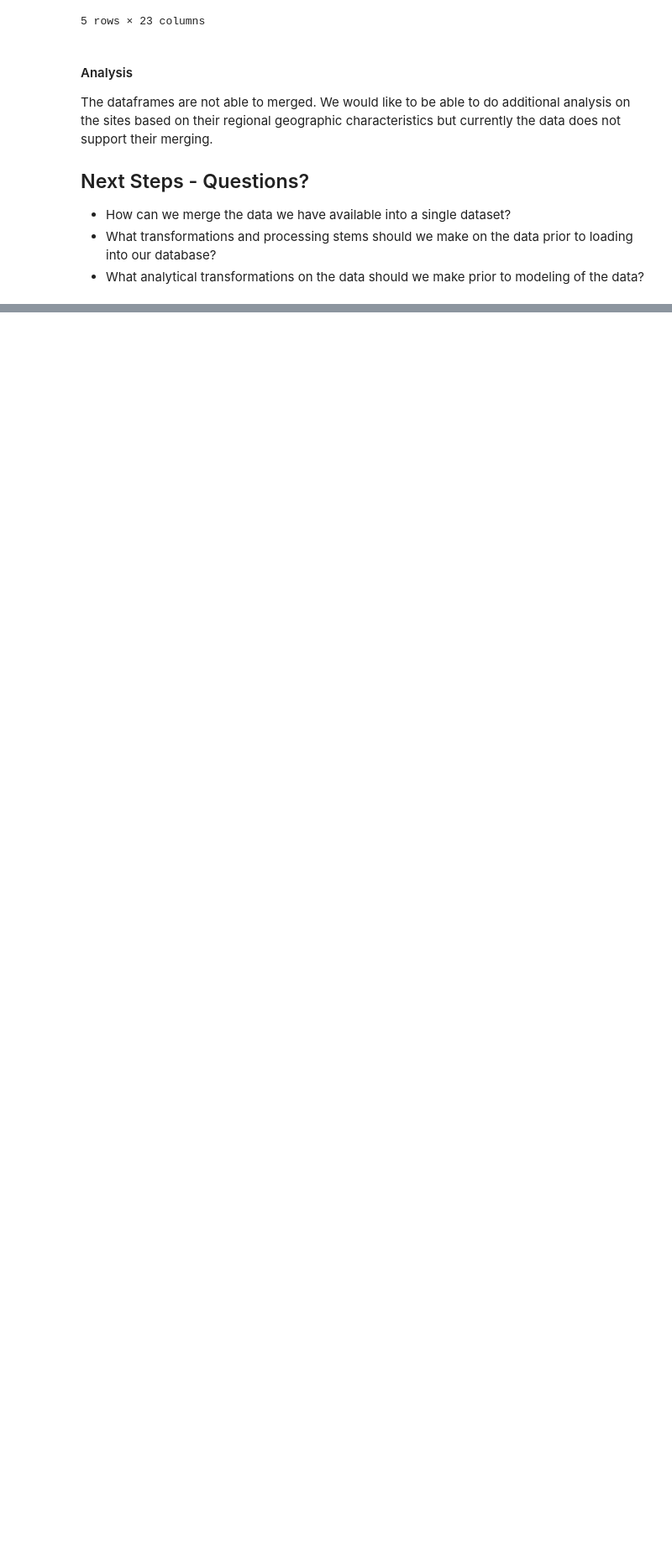
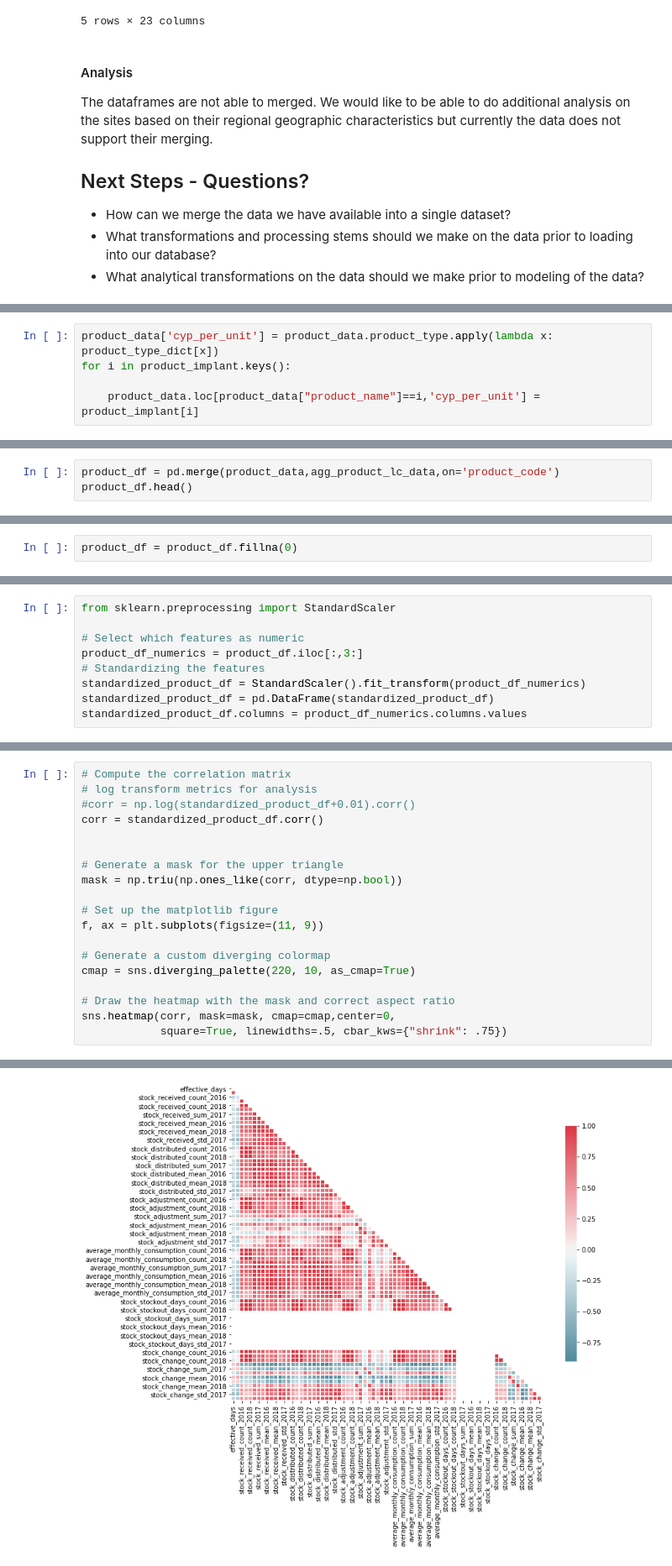
Before and after one commit to Ayiti-Analytics/usaid_foecasting_challenge, a Jupyter notebook: Create Analytical Dataset.ipynb, the cells around one changed output, grey strips where cells are left out. Shown: that part at 84% size. Cells and saved outputs as stored; diff of their text form; blank space fills up the shorter version.

Commit message:
Added latest modeling updates to Product Data

```diff
--- a/Create Analytical Dataset.ipynb
+++ b/Create Analytical Dataset.ipynb
@@ -406,0 +431,5 @@ Automatically created module for IPython interactive environment
+# %%
+product_data['cyp_per_unit'] = product_data.product_type.apply(lambda x: product_type_dict[x])
+for i in product_implant.keys():
+
+    product_data.loc[product_data["product_name"]==i,'cyp_per_unit'] = product_implant[i]
@@ -406,0 +486,3 @@ Automatically created module for IPython interactive environment
+# %%
+product_df = pd.merge(product_data,agg_product_lc_data,on='product_code')
+product_df.head()
@@ -406,0 +497,2 @@ Automatically created module for IPython interactive environment
+# %%
+product_df = product_df.fillna(0)
@@ -406,0 +501,9 @@ Automatically created module for IPython interactive environment
+# %%
+from sklearn.preprocessing import StandardScaler
+
+# Select which features as numeric
+product_df_numerics = product_df.iloc[:,3:]
+# Standardizing the features
+standardized_product_df = StandardScaler().fit_transform(product_df_numerics)
+standardized_product_df = pd.DataFrame(standardized_product_df)
+standardized_product_df.columns = product_df_numerics.columns.values
@@ -406,0 +528,20 @@ Automatically created module for IPython interactive environment
+# %%
+# Compute the correlation matrix
+# log transform metrics for analysis
+#corr = np.log(standardized_product_df+0.01).corr()
+corr = standardized_product_df.corr()
+
+
+# Generate a mask for the upper triangle
+mask = np.triu(np.ones_like(corr, dtype=np.bool))
+
+# Set up the matplotlib figure
+f, ax = plt.subplots(figsize=(11, 9))
+
+# Generate a custom diverging colormap
+cmap = sns.diverging_palette(220, 10, as_cmap=True)
+
+# Draw the heatmap with the mask and correct aspect ratio
+sns.heatmap(corr, mask=mask, cmap=cmap,center=0,
+            square=True, linewidths=.5, cbar_kws={"shrink": .75})
+# %% [output]
@@ -406,0 +549 @@ Automatically created module for IPython interactive environment
+[figure, added]
```
Also changed, not shown: parts of 36 cells of this notebook.
